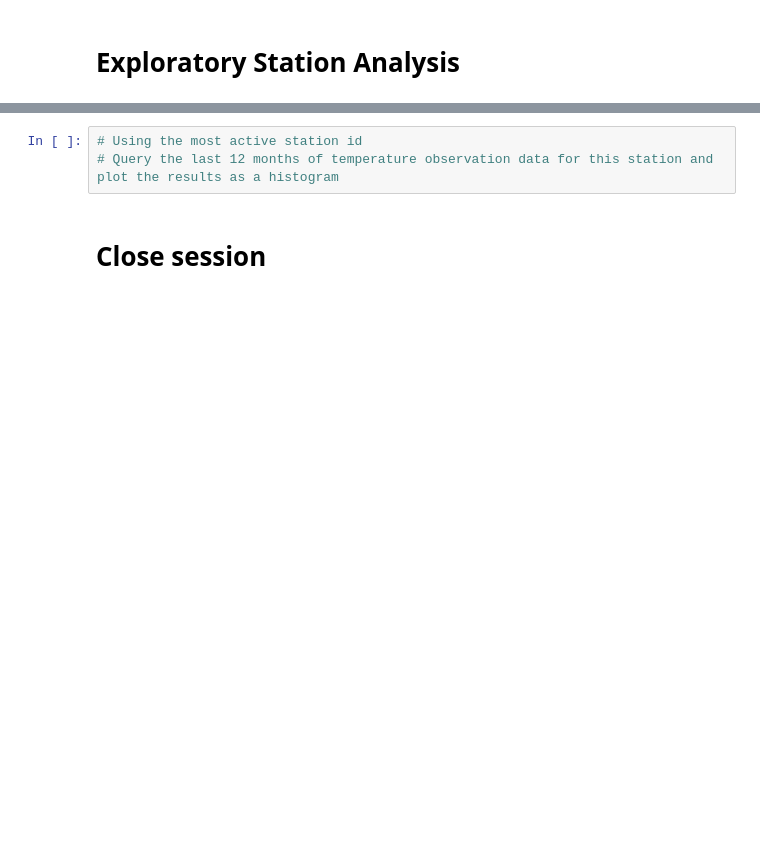
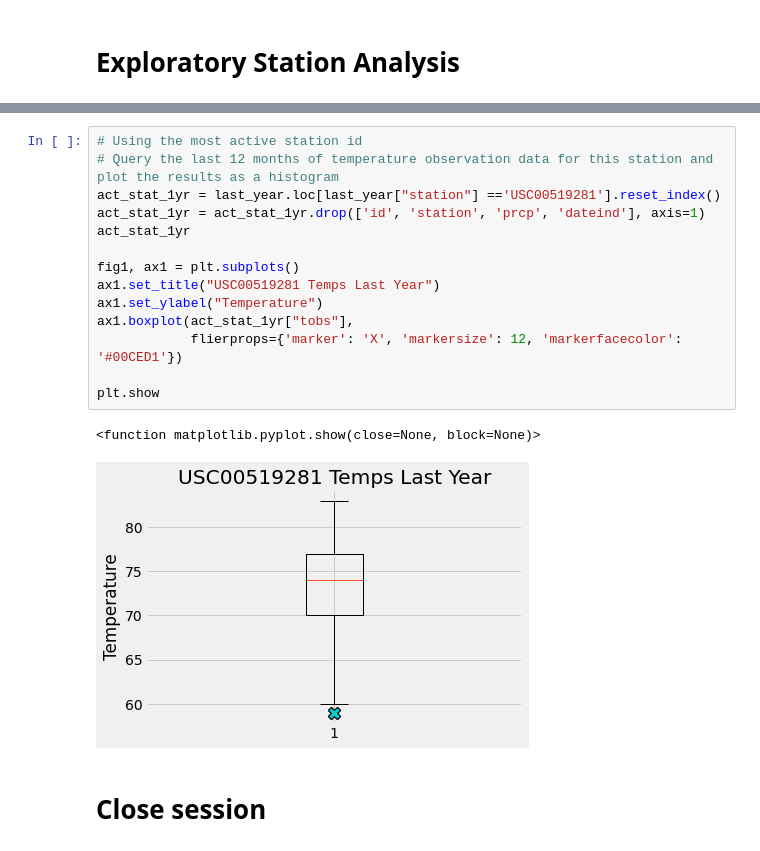
Before and after one commit to CBPher24/sqlalchemy-challenge, a Jupyter notebook: climate_starter.ipynb, the cells around one changed output, grey strips where cells are left out. Drawn from its saved outputs; the diff is of its cells as text; blank space fills up the shorter version.

```diff
--- a/climate_starter.ipynb
+++ b/climate_starter.ipynb
@@ -125,6 +191,20 @@ TypeError: 'last' only supports a DatetimeIndex index
 # %%
 # Using the most active station id
 # Query the last 12 months of temperature observation data for this station and plot the results as a histogram
+act_stat_1yr = last_year.loc[last_year["station"] =='USC00519281'].reset_index()
+act_stat_1yr = act_stat_1yr.drop(['id', 'station', 'prcp', 'dateind'], axis=1)
+act_stat_1yr
+
+fig1, ax1 = plt.subplots()
+ax1.set_title("USC00519281 Temps Last Year")
+ax1.set_ylabel("Temperature")
+ax1.boxplot(act_stat_1yr["tobs"],
+            flierprops={'marker': 'X', 'markersize': 12, 'markerfacecolor': '#00CED1'})
+
+plt.show
+# %% [output]
+<function matplotlib.pyplot.show(close=None, block=None)>
+[figure, added]
 # %% [markdown]
 # Close session
 # %%
```
Also changed, not shown: parts of 7 cells of this notebook.
